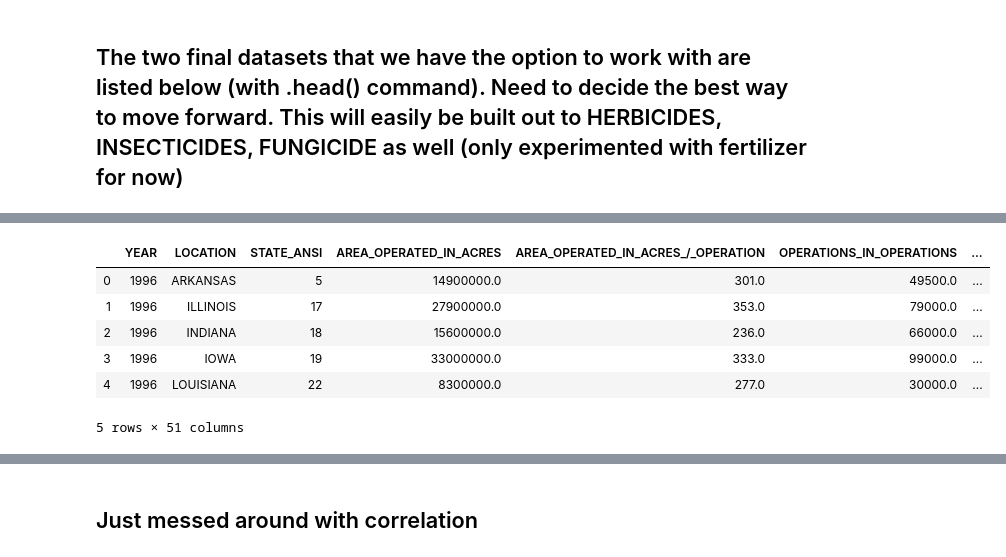
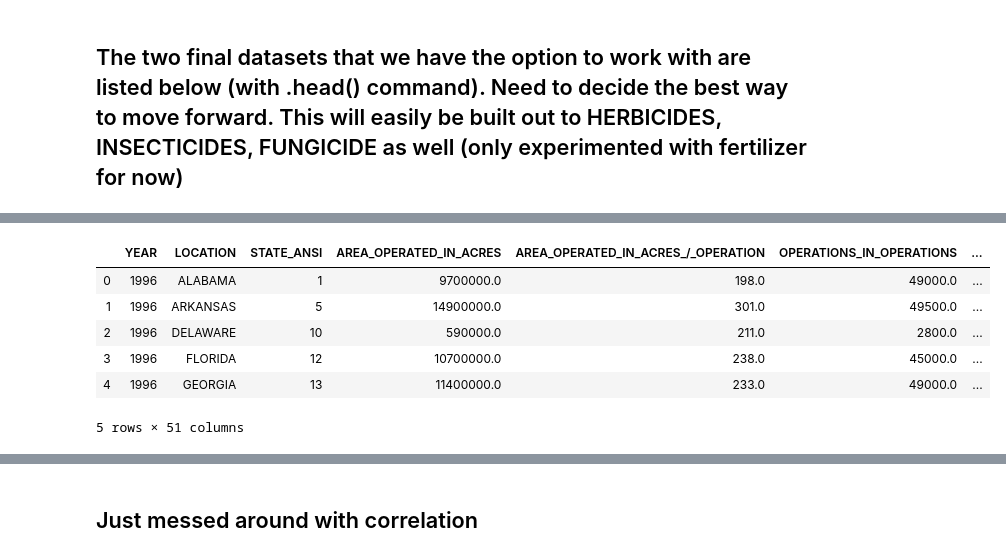
Before and after one commit to nkasmanoff/Soybean-Forecasting, a Jupyter notebook: Feature_Encoding.ipynb, the cells around one changed output, grey strips where cells are left out. Cells and saved outputs as stored; diff of their text form; code cells hidden in the pictures.

```diff
--- a/Feature_Encoding.ipynb
+++ b/Feature_Encoding.ipynb
@@ -51,7 +62,0 @@ DF_hotencode = hot_encode_feature(DF_grouped,'FERTILIZER')
-# %%
-unique_columns = []
-for c in DF_grouped.columns:
-    #if c not in unused_columns+columns_edited and len(set(DF[c][:11]))!= 1:
-     if len(set(DF_grouped.dropna()[c][:2])) != 1 :
-        unique_columns.append(c)
-        print(c," is unique")
@@ -65,10 +62,0 @@ TREATED_IN_PCT_OF_AREA_PLANTED_AVG_FERTILIZER  is unique
-# %%
-all_columns = []
-for c in DF_grouped.columns:
-    if c not in unique_columns:
-        all_columns.append(c)
-for c in unique_columns:
-    for i in range(len(DF_grouped['FERTILIZER'].unique())):
-        all_columns.append(c+str(i))
-# %%
-DF_freq = DF_grouped.groupby(['YEAR', 'LOCATION']).size().reset_index(name='Freq')
@@ -123,0 +106,2 @@ DF_new = DF_new.infer_objects()
+# %%
+DF_method2 = encode_new_features(DF_grouped,'FERTILIZER')
@@ -136,10 +174,10 @@ DF_hotencode.head()
 # %%
-DF_new.head()
+DF_method2.head()
 # %% [output]
 |  | YEAR | LOCATION | STATE_ANSI | AREA_OPERATED_IN_ACRES | AREA_OPERATED_IN_ACRES_/_OPERATION | OPERATIONS_IN_OPERATIONS | ... |
-| 0 | 1996 | ARKANSAS | 5 | 14900000.0 | 301.0 | 49500.0 | ... |
-| 1 | 1996 | ILLINOIS | 17 | 27900000.0 | 353.0 | 79000.0 | ... |
-| 2 | 1996 | INDIANA | 18 | 15600000.0 | 236.0 | 66000.0 | ... |
-| 3 | 1996 | IOWA | 19 | 33000000.0 | 333.0 | 99000.0 | ... |
-| 4 | 1996 | LOUISIANA | 22 | 8300000.0 | 277.0 | 30000.0 | ... |
+| 0 | 1996 | ALABAMA | 1 | 9700000.0 | 198.0 | 49000.0 | ... |
+| 1 | 1996 | ARKANSAS | 5 | 14900000.0 | 301.0 | 49500.0 | ... |
+| 2 | 1996 | DELAWARE | 10 | 590000.0 | 211.0 | 2800.0 | ... |
+| 3 | 1996 | FLORIDA | 12 | 10700000.0 | 238.0 | 45000.0 | ... |
+| 4 | 1996 | GEORGIA | 13 | 11400000.0 | 233.0 | 49000.0 | ... |
 5 rows × 51 columns
```
Also changed, not shown: parts of 22 cells of this notebook, 6 other files.
